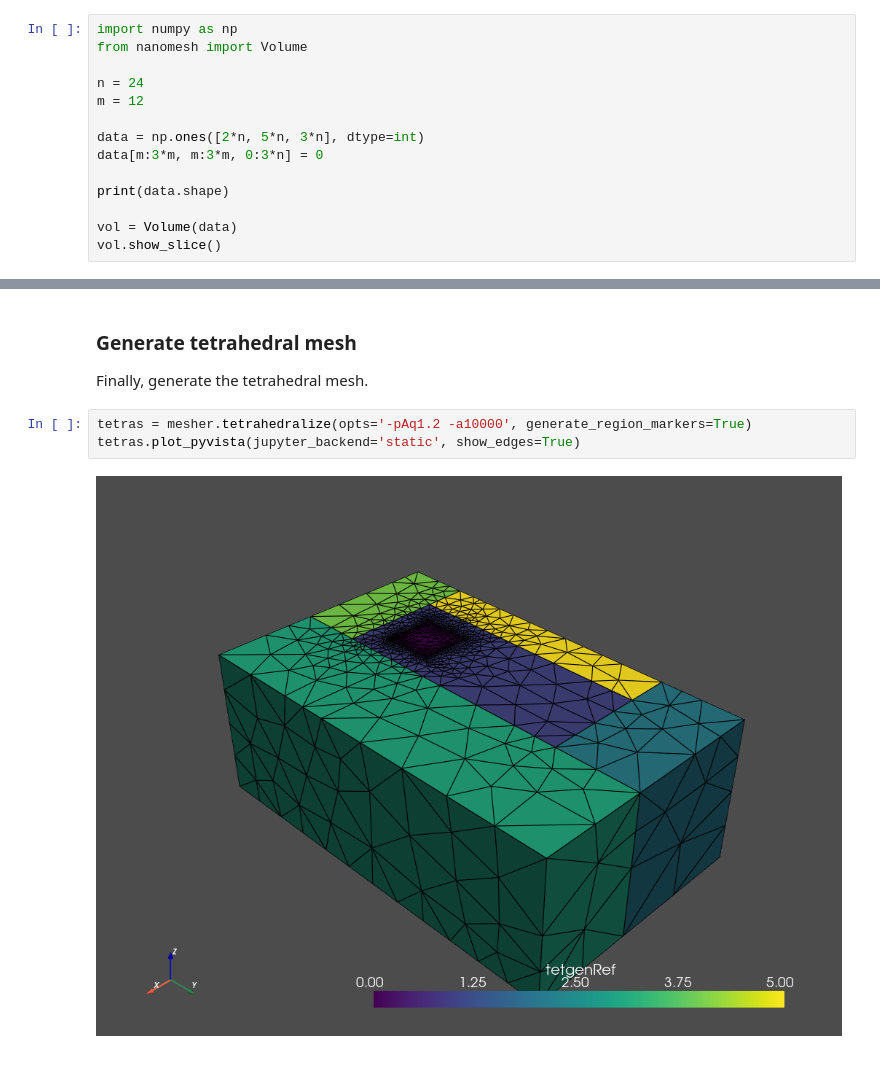
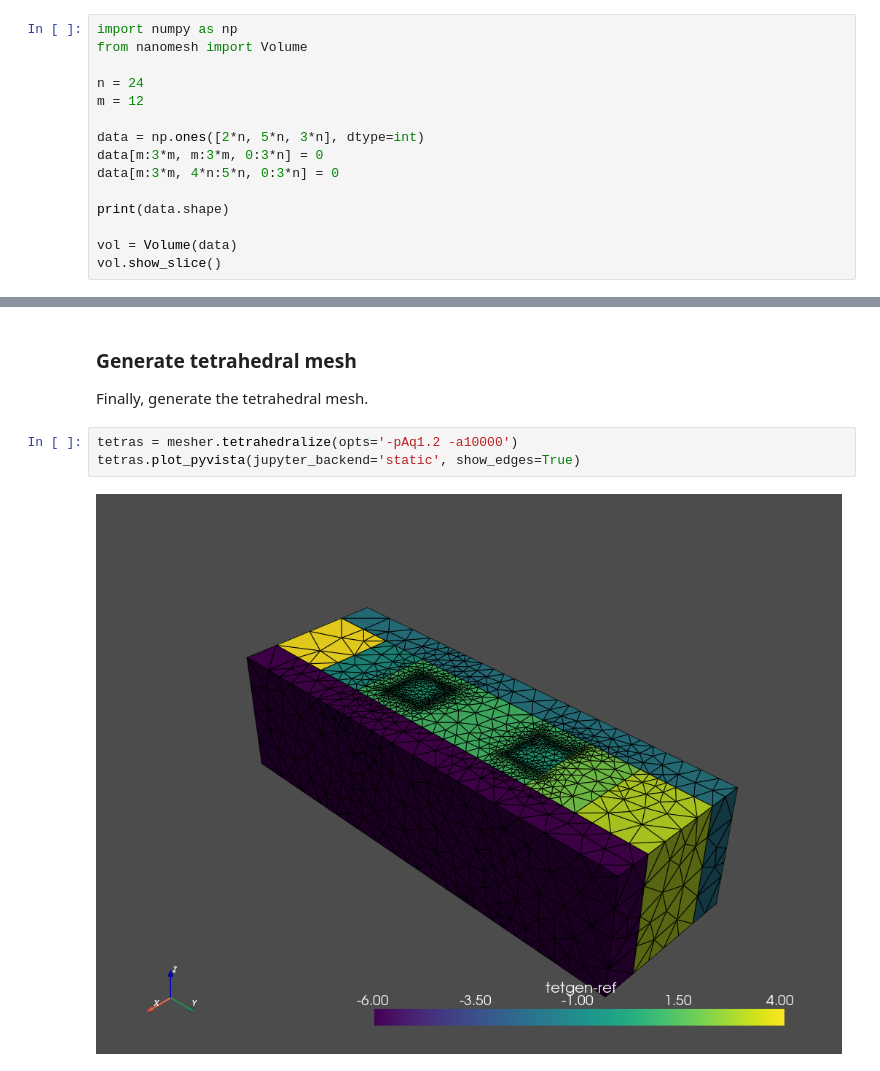
Before and after one commit to hpgem/nanomesh, a Jupyter notebook: notebooks/sample_data/How to pad a 3D mesh.ipynb, the cells around one changed output, grey strips where cells are left out. Cells and saved outputs as stored; diff of their text form.

```diff
--- a/notebooks/sample_data/How to pad a 3D mesh.ipynb
+++ b/notebooks/sample_data/How to pad a 3D mesh.ipynb
@@ -19,6 +19,7 @@ m = 12
 
 data = np.ones([2*n, 5*n, 3*n], dtype=int)
 data[m:3*m, m:3*m, 0:3*n] = 0
+data[m:3*m, 4*n:5*n, 0:3*n] = 0
 
 print(data.shape)
 
@@ -58,7 +67,7 @@ mesher.show_contour(jupyter_backend='static', show_edges=True)
 
 Finally, generate the tetrahedral mesh.
 # %%
-tetras = mesher.tetrahedralize(opts='-pAq1.2 -a10000', generate_region_markers=True)
+tetras = mesher.tetrahedralize(opts='-pAq1.2 -a10000')
 tetras.plot_pyvista(jupyter_backend='static', show_edges=True)
 # %% [output]
-[figure, old version]
+[figure, new version]
```
Also changed, not shown: parts of 3 cells of this notebook, 9 other files.
